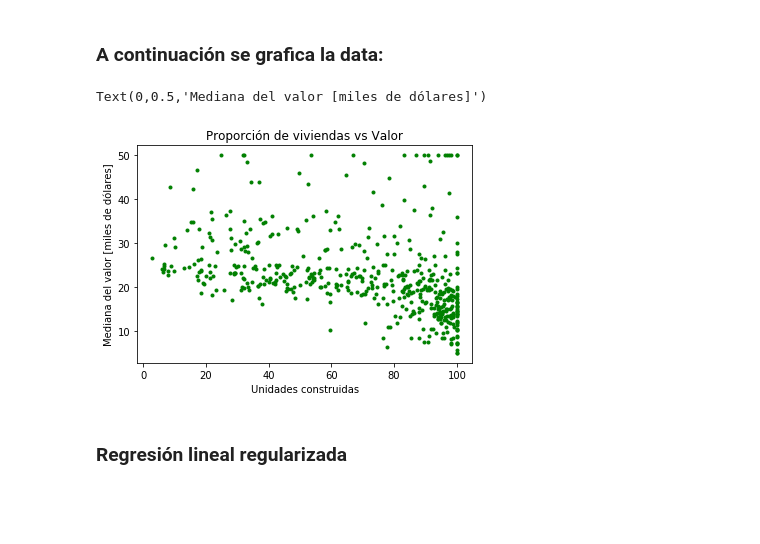
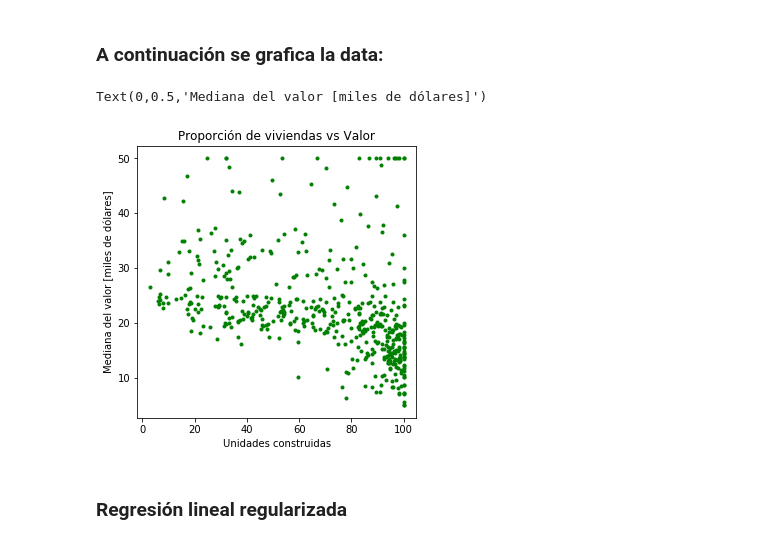
Before and after one commit to martinKindall/aprendizaje_probabilistico_uchile, a Jupyter notebook: Tarea1/tarea1_martin_cornejo.ipynb, the cells around one changed output. Cells and saved outputs as stored; diff of their text form; code cells hidden in the pictures; blank space fills up the shorter version.

```diff
--- a/Tarea1/tarea1_martin_cornejo.ipynb
+++ b/Tarea1/tarea1_martin_cornejo.ipynb
@@ -24,14 +25,15 @@ y = data[:,1]
 # %% [markdown]
 ### A continuación se grafica la data:
 # %%
+mpl.rcParams['figure.figsize'] = (5,5)
 plt.figure()
 plt.plot(x,y, 'g.')
 plt.title("Proporción de viviendas vs Valor")
 plt.xlabel("Unidades construidas")
 plt.ylabel("Mediana del valor [miles de dólares]")
 # %% [output]
 Text(0,0.5,'Mediana del valor [miles de dólares]')
-[figure, old version]
+[figure, new version]
 # %% [markdown]
 ### Regresión lineal regularizada
 # %% [markdown]
```
Also changed, not shown: parts of 3 cells of this notebook.
